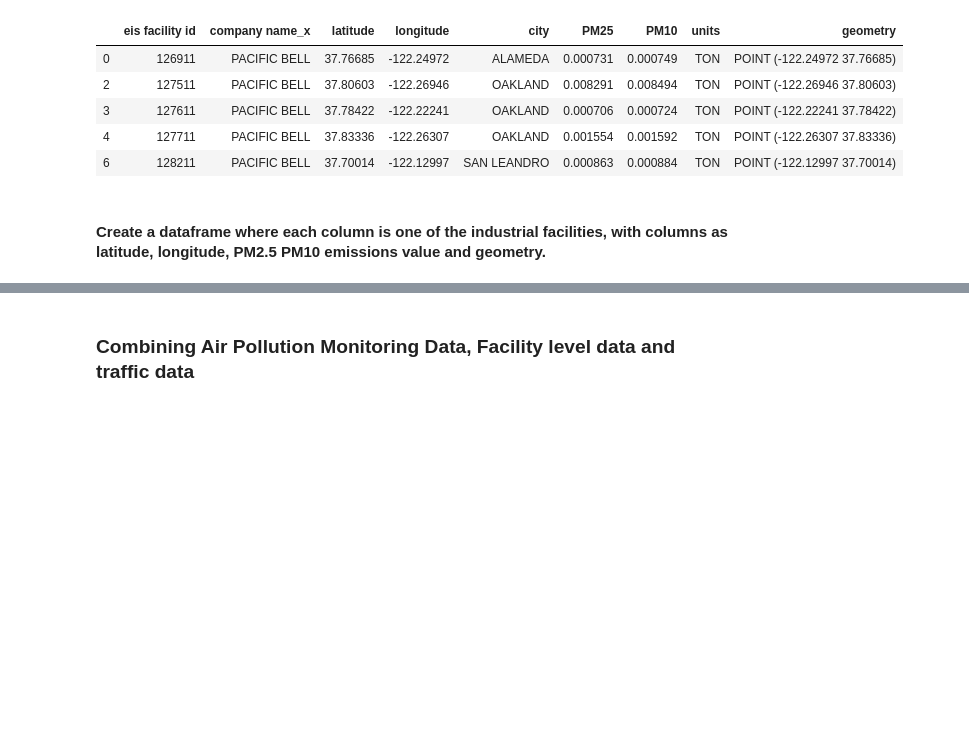
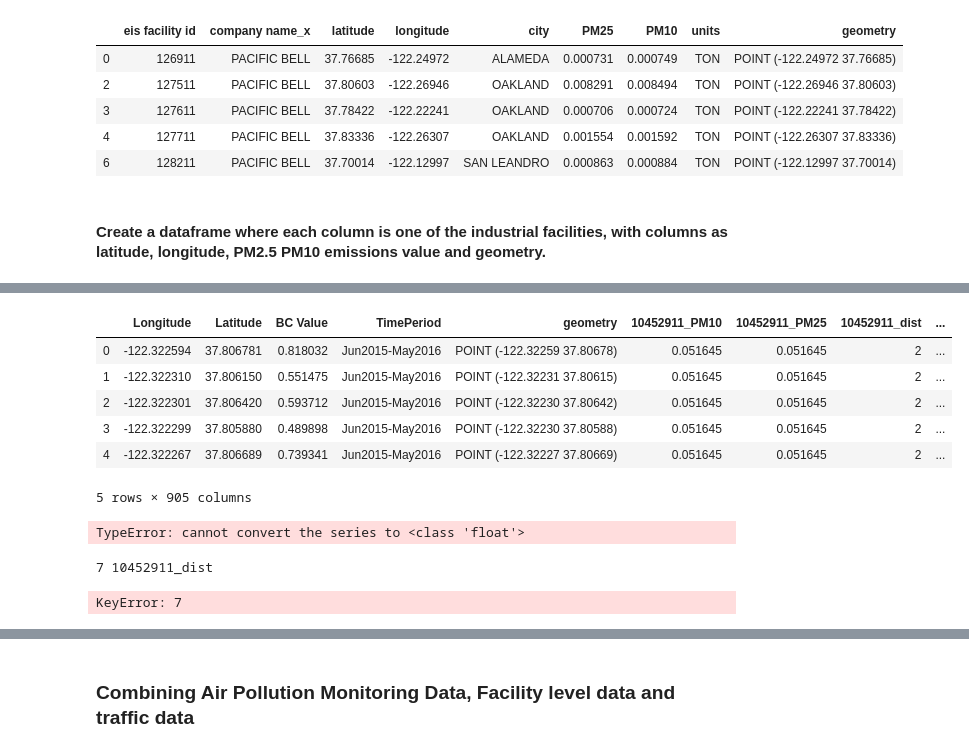
Before and after one commit to varsha2509/Springboard-DS, a Jupyter notebook: Capstone1/Idea3/Exploratory_Data_Analysis.ipynb, the cells around one changed output, grey strips where cells are left out. Cells and saved outputs as stored; diff of their text form; code cells hidden in the pictures; blank space fills up the shorter version.

```diff
--- a/Capstone1/Idea3/Exploratory_Data_Analysis.ipynb
+++ b/Capstone1/Idea3/Exploratory_Data_Analysis.ipynb
@@ -508,0 +547,16 @@ BC_Facility
+# %%
+BC_Facility.head()
+# %% [output]
+|  | Longitude | Latitude | BC Value | TimePeriod | geometry | 10452911_PM10 | 10452911_PM25 | 10452911_dist | ... |
+| 0 | -122.322594 | 37.806781 | 0.818032 | Jun2015-May2016 | POINT (-122.32259 37.80678) | 0.051645 | 0.051645 | 2 | ... |
+| 1 | -122.322310 | 37.806150 | 0.551475 | Jun2015-May2016 | POINT (-122.32231 37.80615) | 0.051645 | 0.051645 | 2 | ... |
+| 2 | -122.322301 | 37.806420 | 0.593712 | Jun2015-May2016 | POINT (-122.32230 37.80642) | 0.051645 | 0.051645 | 2 | ... |
+| 3 | -122.322299 | 37.805880 | 0.489898 | Jun2015-May2016 | POINT (-122.32230 37.80588) | 0.051645 | 0.051645 | 2 | ... |
+| 4 | -122.322267 | 37.806689 | 0.739341 | Jun2015-May2016 | POINT (-122.32227 37.80669) | 0.051645 | 0.051645 | 2 | ... |
+5 rows × 905 columns
+# %%
+for i in dist_index:
+    BC_Facility[BC_Facility.columns[i]] = distance((BC_Facility[BC_Facility.columns[0]], BC_Facility[BC_Facility.columns[1]]), (1.5,2.5))
+#                                      (BC_Facility[BC_Facility.columns[i+2]],BC_Facility[BC_Facility.columns[i+3]]))
+# %% [output]
+TypeError: cannot convert the series to <class 'float'>
@@ -508,0 +566,9 @@ BC_Facility
+# %%
+for index, column in enumerate(BC_Facility.columns):
+    if "_dist" in column:
+        print(index,column)
+        print(BC_Facility[index])
+#        BC_Facility[column] = distance((BC_Facility['Latitude'], BC_Facility['Longitude']), (BC_Facility[index+2], BC_Facility[index+3]))
+# %% [output]
+7 10452911_dist
+KeyError: 7
```
Also changed, not shown: parts of 28 cells of this notebook, 1 other file.
